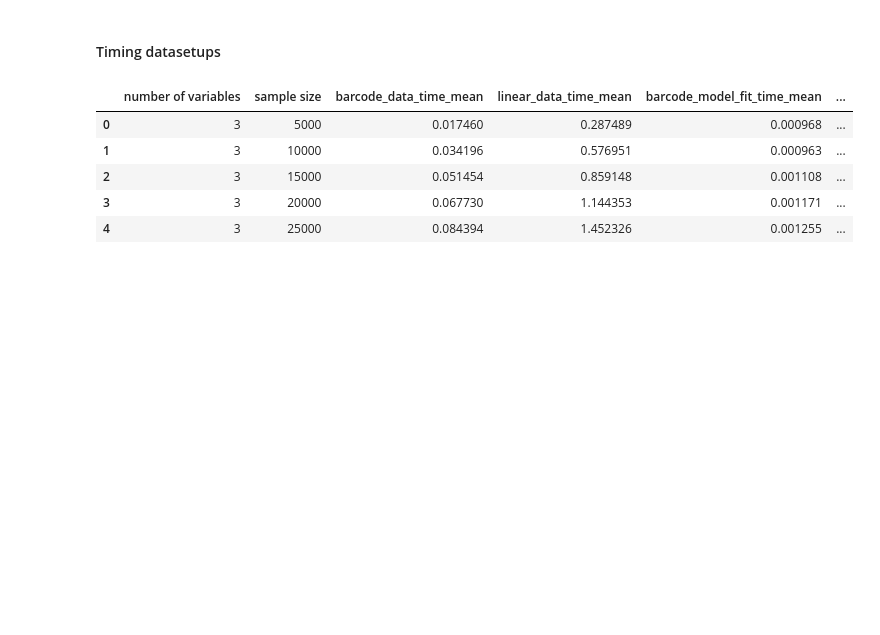
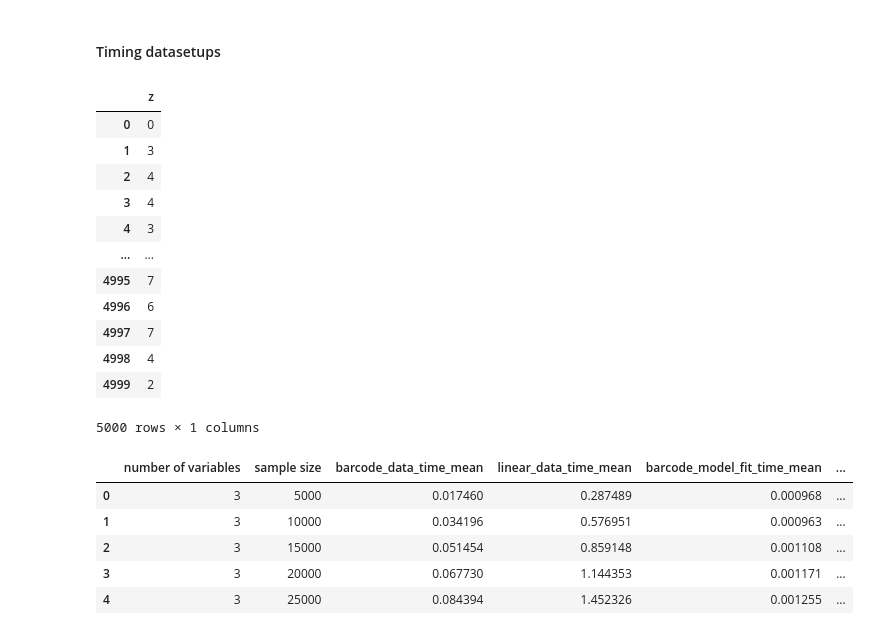
Before and after one commit to leeparkuky/barcode, a Jupyter notebook: chapter_1_simulation/memory.ipynb, the cells around one changed output. Drawn from its saved outputs; the diff is of its cells as text; code cells hidden in the pictures; blank space fills up the shorter version.

```diff
--- a/chapter_1_simulation/memory.ipynb
+++ b/chapter_1_simulation/memory.ipynb
@@ -121,4 +123,20 @@ model_fit_barcode_times = []
 model_fit_full_model_times = []
 # %%
 reg = LinearRegression()
+# %%
+gen_barcode_frame(X)
+# %% [output]
+|  | z |
+| 0 | 0 |
+| 1 | 3 |
+| 2 | 4 |
+| 3 | 4 |
+| 4 | 3 |
+| ... | ... |
+| 4995 | 7 |
+| 4996 | 6 |
+| 4997 | 7 |
+| 4998 | 4 |
+| 4999 | 2 |
+5000 rows × 1 columns
 # %%
```
Also changed, not shown: parts of 8 cells of this notebook, 1 other file.
